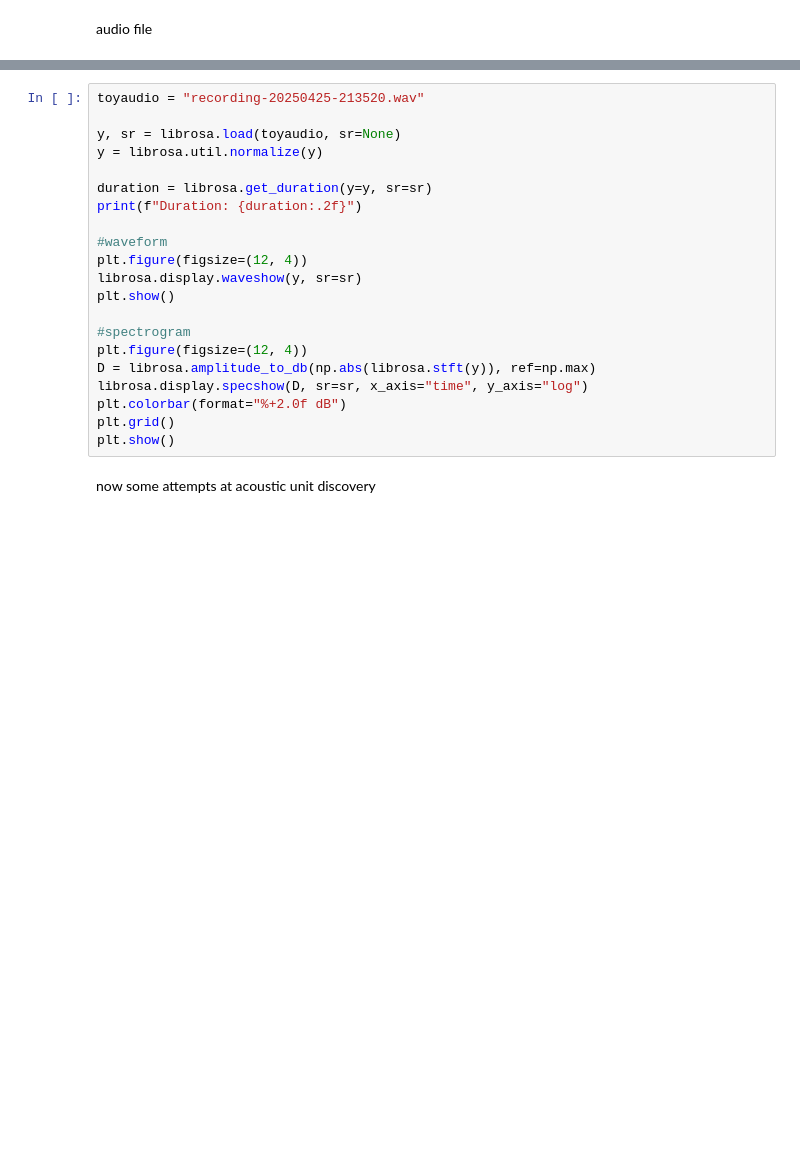
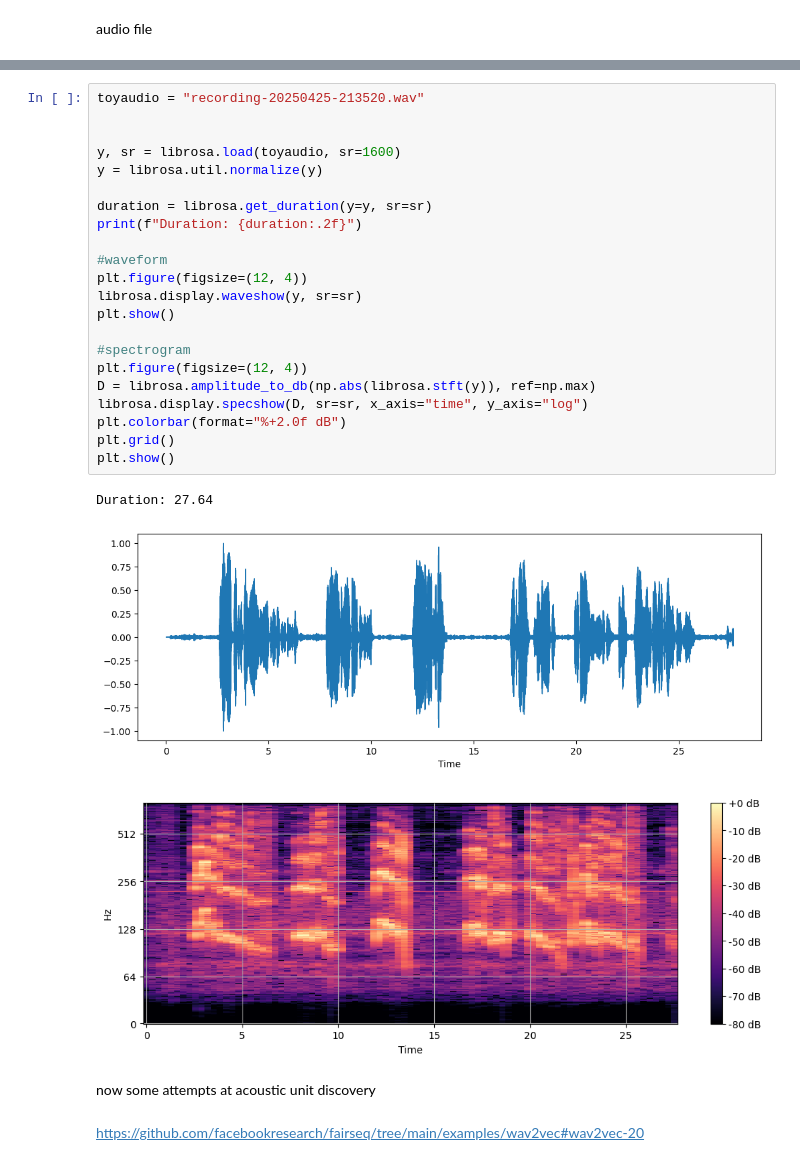
Before and after one commit to samantharosempanu/kintandu_exploration, a Jupyter notebook: play_code.ipynb, the cells around one changed output, grey strips where cells are left out. Cells and saved outputs as stored; diff of their text form; blank space fills up the shorter version.

```diff
--- a/play_code.ipynb
+++ b/play_code.ipynb
@@ -17,23 +18,30 @@ from pyAudioAnalysis import audioBasicIO
 # %%
 toyaudio = "recording-20250425-213520.wav"
 
-y, sr = librosa.load(toyaudio, sr=None)
+
+y, sr = librosa.load(toyaudio, sr=1600)
 y = librosa.util.normalize(y)
 
 duration = librosa.get_duration(y=y, sr=sr)
 print(f"Duration: {duration:.2f}")
 
 #waveform
 plt.figure(figsize=(12, 4))
 librosa.display.waveshow(y, sr=sr)
 plt.show()
 
 #spectrogram
 plt.figure(figsize=(12, 4))
 D = librosa.amplitude_to_db(np.abs(librosa.stft(y)), ref=np.max)
 librosa.display.specshow(D, sr=sr, x_axis="time", y_axis="log")
 plt.colorbar(format="%+2.0f dB")
 plt.grid()
 plt.show()
+# %% [output]
+Duration: 27.64
+[figure, added]
+[figure, added]
 # %% [markdown]
 now some attempts at acoustic unit discovery
+# %% [markdown]
+https://github.com/facebookresearch/fairseq/tree/main/examples/wav2vec#wav2vec-20
```
Also changed, not shown: parts of 2 cells of this notebook, 3 other files.
